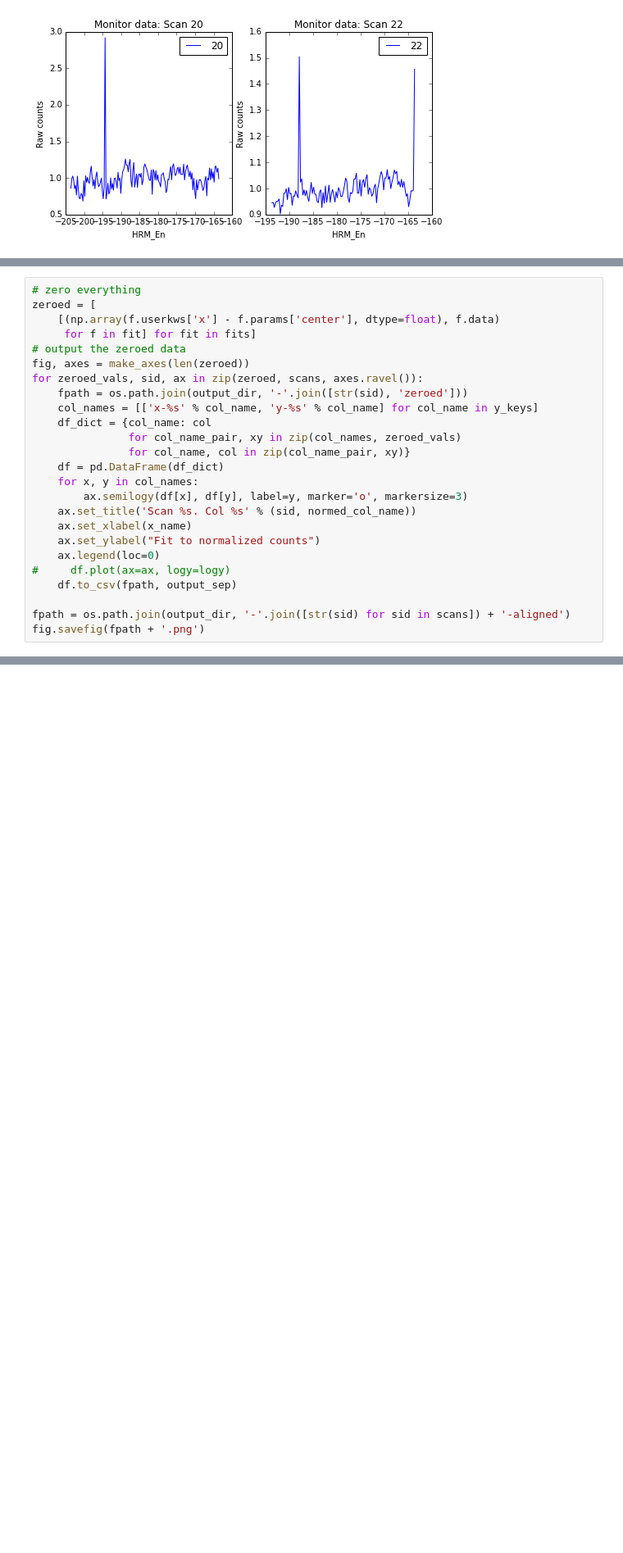
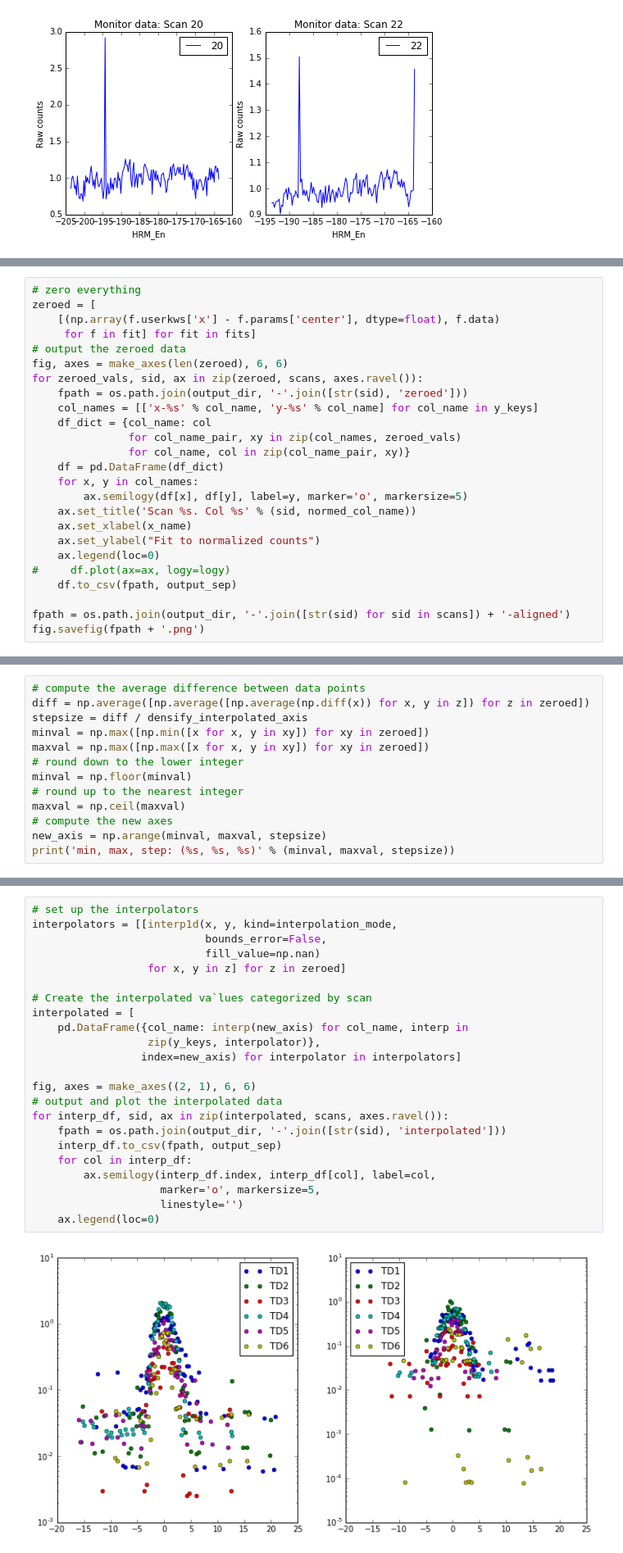
Before and after one commit to NSLS-II-IXS/ixstools, a Jupyter notebook: notebooks/IXS alignment notebook.ipynb, the cells around one changed output, grey strips where cells are left out. Shown: that part at 82% size. Drawn from its saved outputs; the diff is of its cells as text; blank space fills up the shorter version.

```diff
--- a/notebooks/IXS alignment notebook.ipynb
+++ b/notebooks/IXS alignment notebook.ipynb
@@ -256,7 +295,7 @@ zeroed = [
     [(np.array(f.userkws['x'] - f.params['center'], dtype=float), f.data)
      for f in fit] for fit in fits]
 # output the zeroed data
-fig, axes = make_axes(len(zeroed))
+fig, axes = make_axes(len(zeroed), 6, 6)
 for zeroed_vals, sid, ax in zip(zeroed, scans, axes.ravel()):
     fpath = os.path.join(output_dir, '-'.join([str(sid), 'zeroed']))
     col_names = [['x-%s' % col_name, 'y-%s' % col_name] for col_name in y_keys]
@@ -265,7 +304,7 @@ for zeroed_vals, sid, ax in zip(zeroed, scans, axes.ravel()):
                for col_name, col in zip(col_name_pair, xy)}
     df = pd.DataFrame(df_dict)
     for x, y in col_names:
-        ax.semilogy(df[x], df[y], label=y, marker='o', markersize=3)
+        ax.semilogy(df[x], df[y], label=y, marker='o', markersize=5)
     ax.set_title('Scan %s. Col %s' % (sid, normed_col_name))
     ax.set_xlabel(x_name)
     ax.set_ylabel("Fit to normalized counts")
@@ -374,0 +321,13 @@ plt.show()
+# %%
+# compute the average difference between data points
+diff = np.average([np.average([np.average(np.diff(x)) for x, y in z]) for z in zeroed])
+stepsize = diff / densify_interpolated_axis
+minval = np.max([np.min([x for x, y in xy]) for xy in zeroed])
+maxval = np.max([np.max([x for x, y in xy]) for xy in zeroed])
+# round down to the lower integer
+minval = np.floor(minval)
+# round up to the nearest integer
+maxval = np.ceil(maxval)
+# compute the new axes
+new_axis = np.arange(minval, maxval, stepsize)
+print('min, max, step: (%s, %s, %s)' % (minval, maxval, stepsize))
@@ -374,0 +336,25 @@ plt.show()
+# %%
+# set up the interpolators
+interpolators = [[interp1d(x, y, kind=interpolation_mode,
+                           bounds_error=False,
+                           fill_value=np.nan)
+                  for x, y in z] for z in zeroed]
+
+# Create the interpolated va`lues categorized by scan
+interpolated = [
+    pd.DataFrame({col_name: interp(new_axis) for col_name, interp in
+                  zip(y_keys, interpolator)},
+                 index=new_axis) for interpolator in interpolators]
+
+fig, axes = make_axes((2, 1), 6, 6)
+# output and plot the interpolated data
+for interp_df, sid, ax in zip(interpolated, scans, axes.ravel()):
+    fpath = os.path.join(output_dir, '-'.join([str(sid), 'interpolated']))
+    interp_df.to_csv(fpath, output_sep)
+    for col in interp_df:
+        ax.semilogy(interp_df.index, interp_df[col], label=col,
+                    marker='o', markersize=5,
+                    linestyle='')
+    ax.legend(loc=0)
+# %% [output]
+[figure, added]
```
Also changed, not shown: parts of 14 cells of this notebook.
